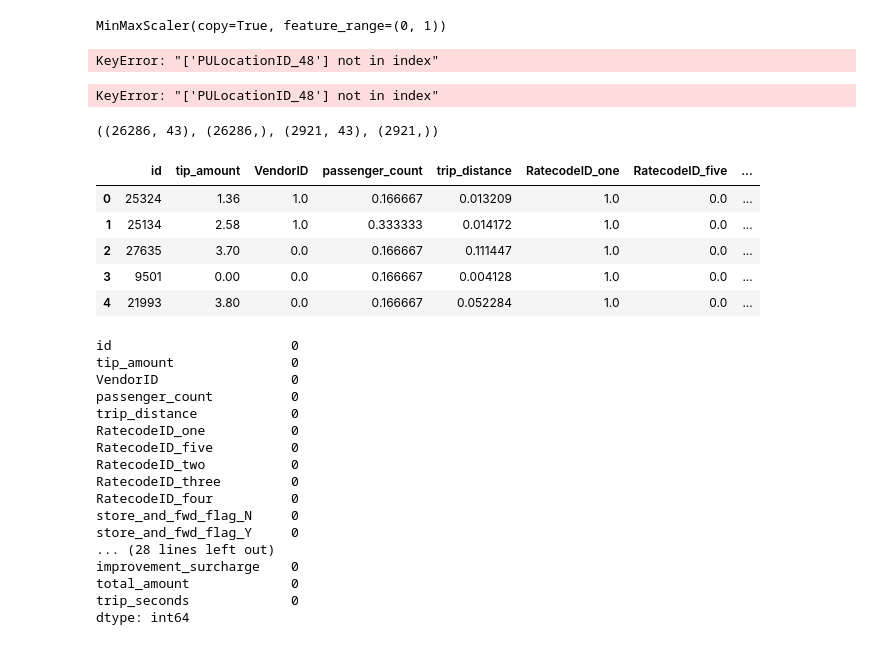
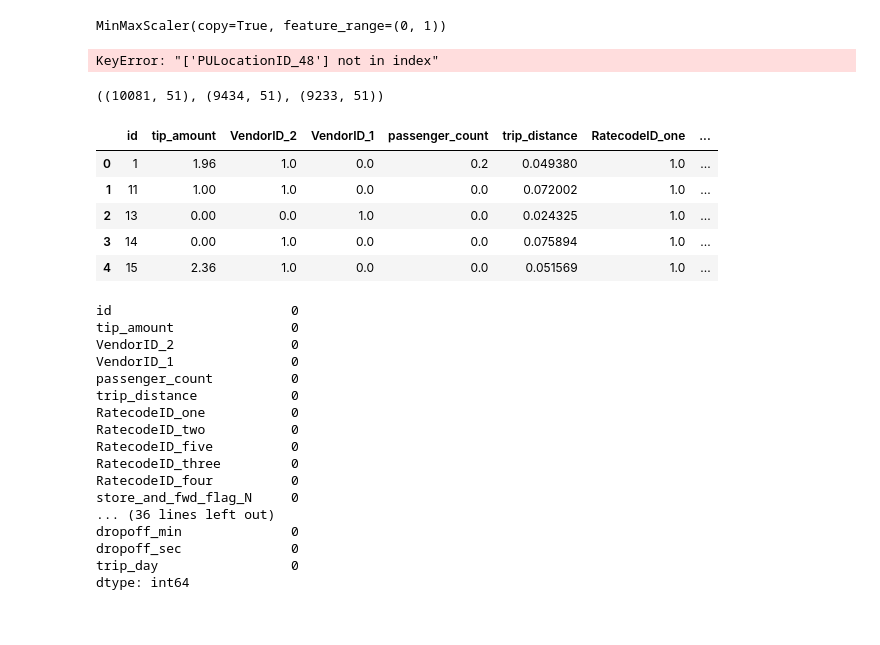
Before and after one commit to elliotgunn/nyc-taxi-trips, a Jupyter notebook: notebooks/feature_engineering.ipynb, the cells around one changed output. Cells and saved outputs as stored; diff of their text form; code cells hidden in the pictures.

Commit message:
updated training csvs

```diff
--- a/notebooks/feature_engineering.ipynb
+++ b/notebooks/feature_engineering.ipynb
@@ -373,7 +373,7 @@ MinMaxScaler(copy=True, feature_range=(0, 1))
 # %%
 train_features = [var for var in train_encoded.columns if var not in ['id', 'tip_amount']]
 val_features = [var for var in val_encoded.columns if var not in ['id', 'tip_amount']]
-test_features = [var for var in train_encoded.columns if var not in ['id', 'tip_amount']]
+test_features = [var for var in test_encoded.columns if var not in ['id', 'tip_amount']]
 
 train_scaled = pd.concat([train_encoded[['id', 'tip_amount']].reset_index(drop=True),
                     pd.DataFrame(scaler.transform(train_encoded[train_features]), columns=train_features)],
@@ -386,8 +386,6 @@ val_scaled = pd.concat([val_encoded[['id', 'tip_amount']].reset_index(drop=True)
 test_scaled = pd.concat([test_encoded[['id', 'tip_amount']].reset_index(drop=True),
                     pd.DataFrame(scaler.transform(test_encoded[test_features]), columns=test_features)],
                     axis=1)
-# %% [output]
-KeyError: "['PULocationID_48'] not in index"
 # %%
 X_train_scaled = pd.concat([X_train_encoded[['id', 'tip_amount']].reset_index(drop=True),
                     pd.DataFrame(scaler.transform(X_train_encoded[features]), columns=features)],
@@ -398,37 +396,37 @@ X_test_scaled = pd.concat([X_test_encoded[['id', 'tip_amount']].reset_index(drop
                     axis=1)
 # %% [output]
 KeyError: "['PULocationID_48'] not in index"
-# %%
-X_train_scaled.shape, y_train.shape, X_test_scaled.shape, y_test.shape
-# %% [output]
-((26286, 43), (26286,), (2921, 43), (2921,))
+# %%
+train_scaled.shape, val_scaled.shape, test_scaled.shape
+# %% [output]
+((10081, 51), (9434, 51), (9233, 51))
 # %%
-X_train_scaled.head()
+train_scaled.head()
 # %% [output]
-|  | id | tip_amount | VendorID | passenger_count | trip_distance | RatecodeID_one | RatecodeID_five | ... |
-| 0 | 25324 | 1.36 | 1.0 | 0.166667 | 0.013209 | 1.0 | 0.0 | ... |
-| 1 | 25134 | 2.58 | 1.0 | 0.333333 | 0.014172 | 1.0 | 0.0 | ... |
-| 2 | 27635 | 3.70 | 0.0 | 0.166667 | 0.111447 | 1.0 | 0.0 | ... |
-| 3 | 9501 | 0.00 | 0.0 | 0.166667 | 0.004128 | 1.0 | 0.0 | ... |
-| 4 | 21993 | 3.80 | 0.0 | 0.166667 | 0.052284 | 1.0 | 0.0 | ... |
+|  | id | tip_amount | VendorID_2 | VendorID_1 | passenger_count | trip_distance | RatecodeID_one | ... |
+| 0 | 1 | 1.96 | 1.0 | 0.0 | 0.2 | 0.049380 | 1.0 | ... |
+| 1 | 11 | 1.00 | 1.0 | 0.0 | 0.0 | 0.072002 | 1.0 | ... |
+| 2 | 13 | 0.00 | 0.0 | 1.0 | 0.0 | 0.024325 | 1.0 | ... |
+| 3 | 14 | 0.00 | 1.0 | 0.0 | 0.0 | 0.075894 | 1.0 | ... |
+| 4 | 15 | 2.36 | 1.0 | 0.0 | 0.0 | 0.051569 | 1.0 | ... |
 # %%
-X_train_scaled.isnull().sum()
+train_scaled.isnull().sum()
 # %% [output]
 id                       0
 tip_amount               0
-VendorID                 0
+VendorID_2               0
+VendorID_1               0
 passenger_count          0
 trip_distance            0
 RatecodeID_one           0
+RatecodeID_two           0
 RatecodeID_five          0
-RatecodeID_two           0
 RatecodeID_three         0
 RatecodeID_four          0
 store_and_fwd_flag_N     0
-store_and_fwd_flag_Y     0
-... (28 lines left out)
-improvement_surcharge    0
-total_amount             0
-trip_seconds             0
+... (36 lines left out)
+dropoff_min              0
+dropoff_sec              0
+trip_day                 0
 dtype: int64
 # %%
```
Also changed, not shown: parts of 1 cell of this notebook, 6 other files.
